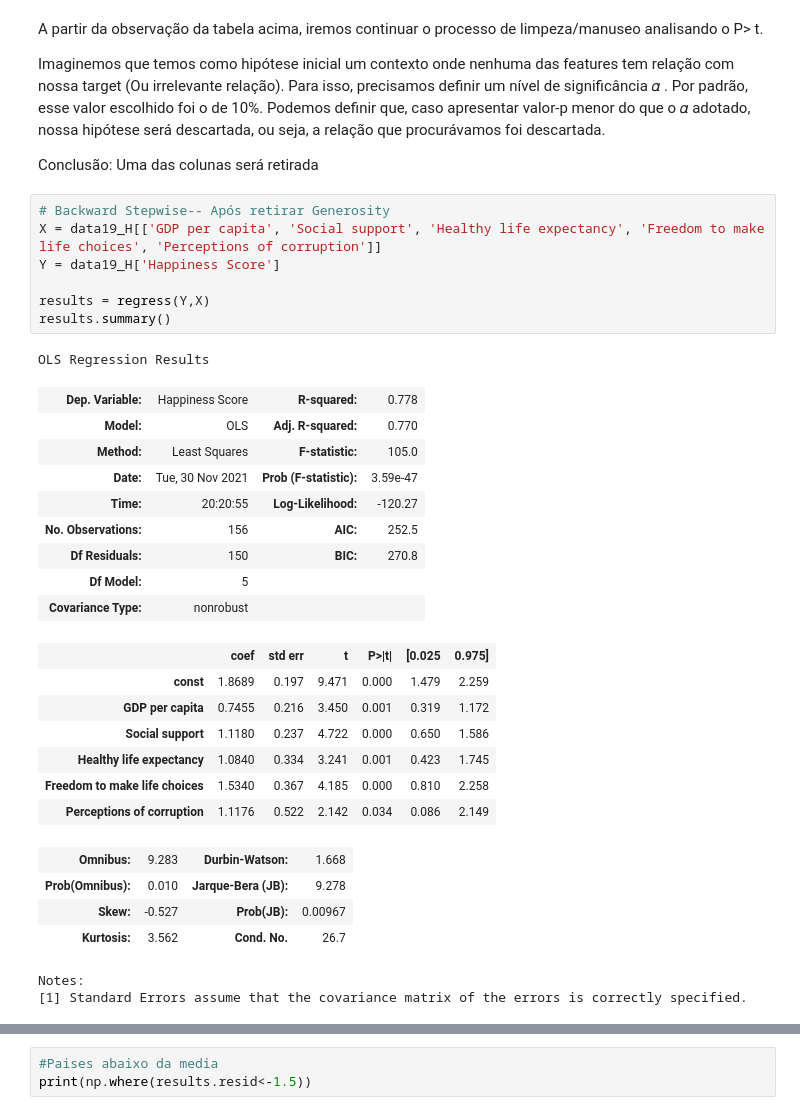
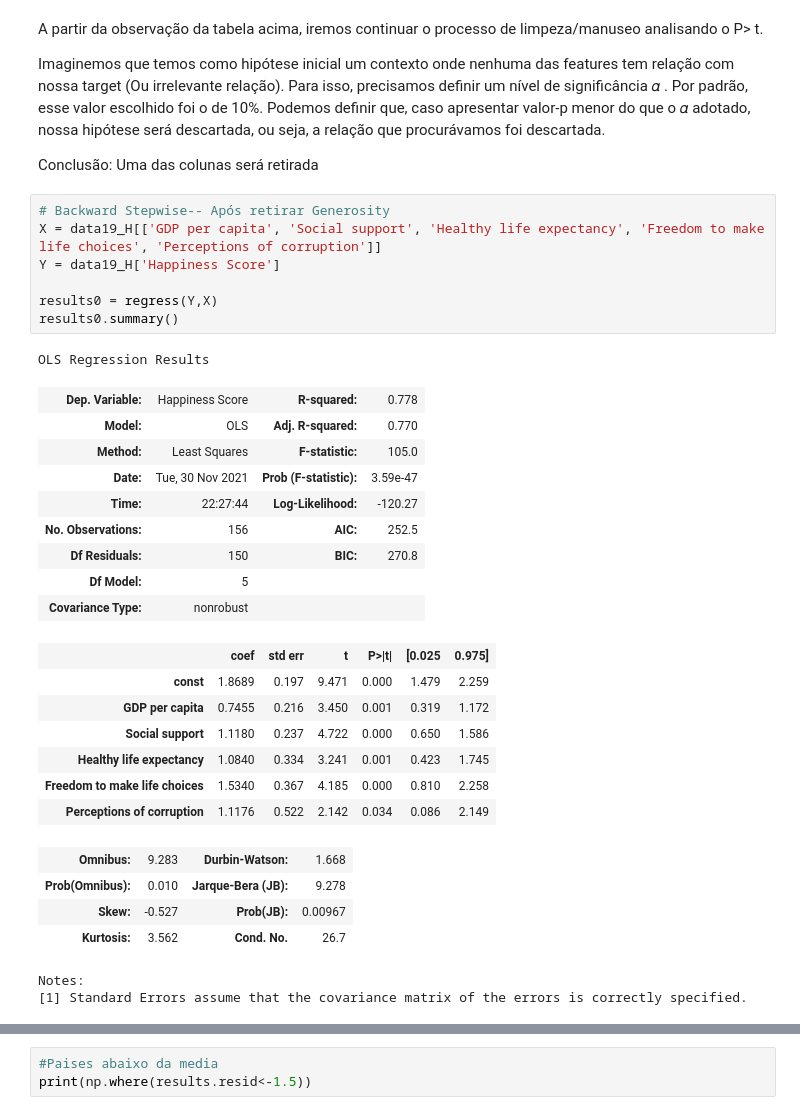
Before and after one commit to brigidolivia/Projeto2_CienciaDados, a Jupyter notebook: P2_Cdados.ipynb, the cells around one changed output, grey strips where cells are left out. Cells and saved outputs as stored; diff of their text form.

```diff
--- a/P2_Cdados.ipynb
+++ b/P2_Cdados.ipynb
@@ -216,17 +216,17 @@ Conclusão: Uma das colunas será retirada
 # %%
 # Backward Stepwise-- Após retirar Generosity
 X = data19_H[['GDP per capita', 'Social support', 'Healthy life expectancy', 'Freedom to make life choices', 'Perceptions of corruption']]
 Y = data19_H['Happiness Score']
 
-results = regress(Y,X)
-results.summary()
+results0 = regress(Y,X)
+results0.summary()
 # %% [output]
 OLS Regression Results
 | Dep. Variable: | Happiness Score | R-squared: | 0.778 |
 | Model: | OLS | Adj. R-squared: | 0.770 |
 | Method: | Least Squares | F-statistic: | 105.0 |
 | Date: | Tue, 30 Nov 2021 | Prob (F-statistic): | 3.59e-47 |
-| Time: | 20:20:55 | Log-Likelihood: | -120.27 |
+| Time: | 22:27:44 | Log-Likelihood: | -120.27 |
 | No. Observations: | 156 | AIC: | 252.5 |
 | Df Residuals: | 150 | BIC: | 270.8 |
 | Df Model: | 5 |  |  |
```
Also changed, not shown: parts of 29 cells of this notebook, 1 other file.
